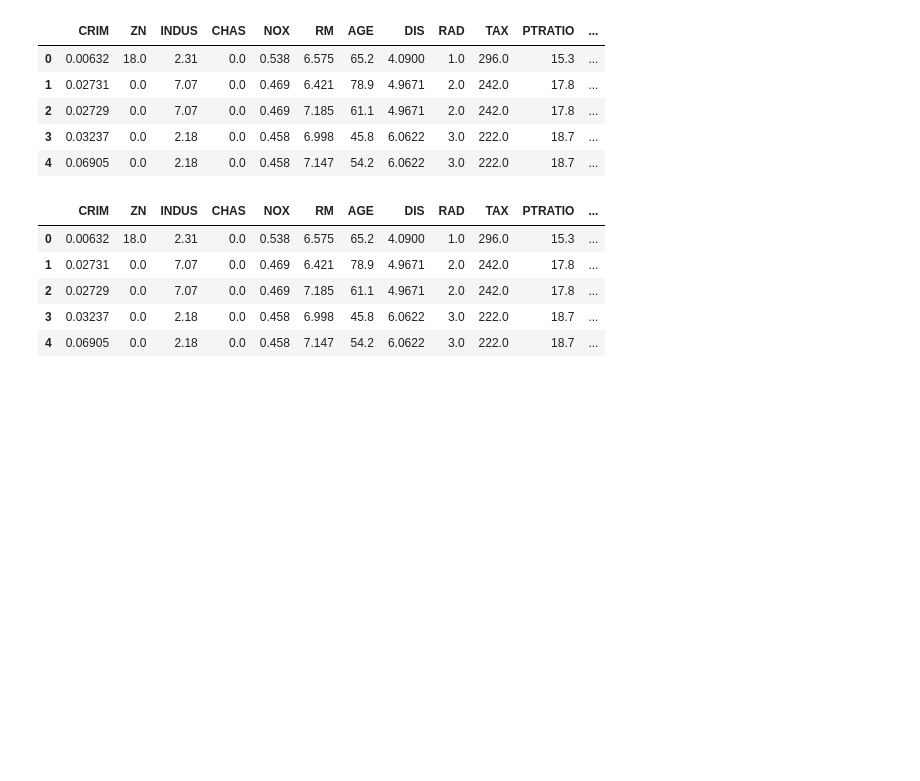
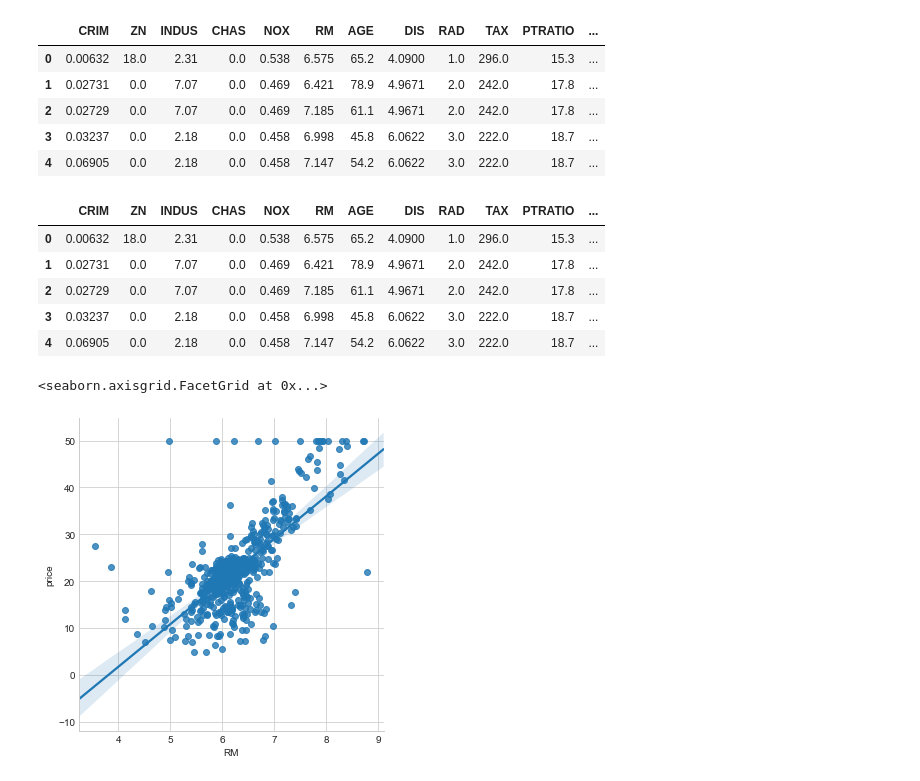
Before and after one commit to rh2835/machine_learning, a Jupyter notebook: supervised learning-linear regression.ipynb, the cells around one changed output. Cells and saved outputs as stored; diff of their text form; code cells hidden in the pictures; blank space fills up the shorter version.

Commit message:
linear fit of price vs avg number of rooms

```diff
--- a/supervised learning-linear regression.ipynb
+++ b/supervised learning-linear regression.ipynb
@@ -72,3 +72,8 @@ boston_df.head()
 | 2 | 0.02729 | 0.0 | 7.07 | 0.0 | 0.469 | 7.185 | 61.1 | 4.9671 | 2.0 | 242.0 | 17.8 | ... |
 | 3 | 0.03237 | 0.0 | 2.18 | 0.0 | 0.458 | 6.998 | 45.8 | 6.0622 | 3.0 | 222.0 | 18.7 | ... |
 | 4 | 0.06905 | 0.0 | 2.18 | 0.0 | 0.458 | 7.147 | 54.2 | 6.0622 | 3.0 | 222.0 | 18.7 | ... |
+# %%
+sns.lmplot('RM','price',data=boston_df)
+# %% [output]
+<seaborn.axisgrid.FacetGrid at 0x...>
+[figure, added]
```
